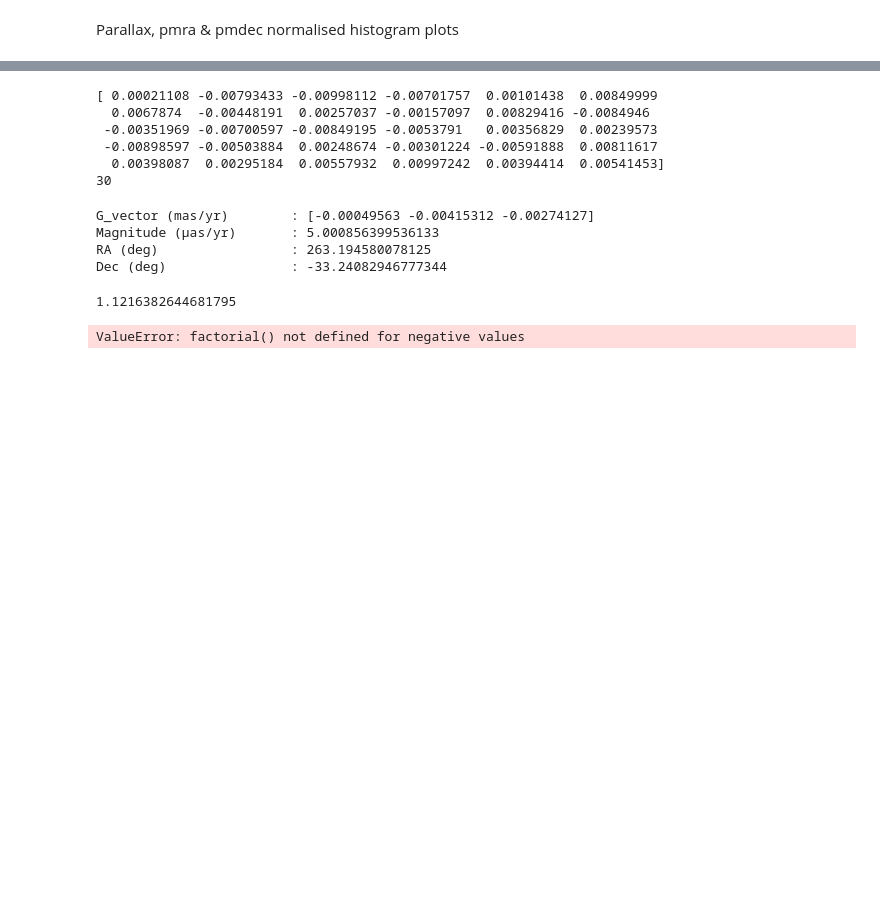
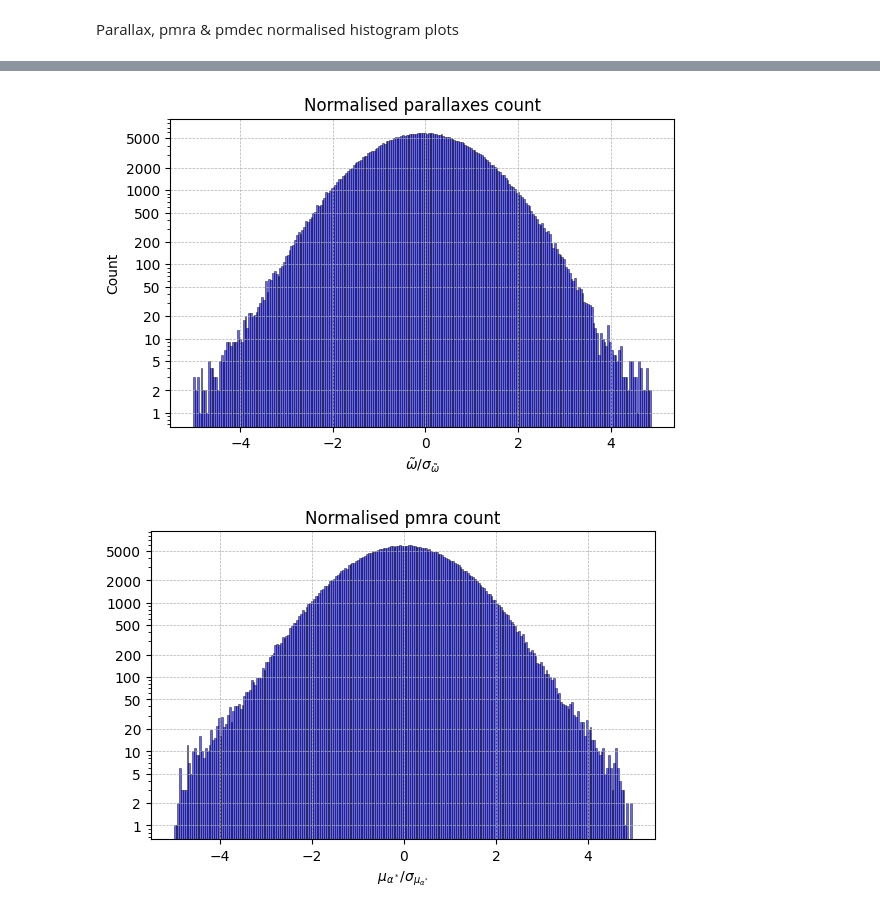
Before and after one commit to MatteoMancini01/Gaia_EDR3, a Jupyter notebook: NoteBook.ipynb, the cells around one changed output, grey strips where cells are left out. Cells and saved outputs as stored; diff of their text form; code cells hidden in the pictures; blank space fills up the shorter version.

```diff
--- a/NoteBook.ipynb
+++ b/NoteBook.ipynb
@@ -16,7 +16,7 @@ INFO: Query finished. [astroquery.utils.tap.core]
 # %%
 import pandas as pd
 # Load into Pandas
-df = pd.read_csv("qso_full_data.csv")
+df = pd.read_csv("csv_files/qso_full_data.csv")
 print(df.head())  # Check the data
 # %% [output]
         source_id         ra       dec      pmra     pmdec  parallax  \
@@ -781,28 +212,0 @@ m.params
-# %%
-theta_fit = jnp.array([m.values[k] for k in m.parameters])
-print(theta_fit)
-print(len(theta_fit))
-# %% [output]
-[ 0.00021108 -0.00793433 -0.00998112 -0.00701757  0.00101438  0.00849999
-  0.0067874  -0.00448191  0.00257037 -0.00157097  0.00829416 -0.0084946
- -0.00351969 -0.00700597 -0.00849195 -0.0053791   0.00356829  0.00239573
- -0.00898597 -0.00503884  0.00248674 -0.00301224 -0.00591888  0.00811617
-  0.00398087  0.00295184  0.00557932  0.00997242  0.00394414  0.00541453]
-30
-# %%
-result = spheroidal_vector_summary(theta_fit[1], theta_fit[4], theta_fit[5])
-
-for key, value in result.items():
-    print(f"{key:25}: {value}")
-# %% [output]
-G_vector (mas/yr)        : [-0.00049563 -0.00415312 -0.00274127]
-Magnitude (μas/yr)       : 5.000856399536133
-RA (deg)                 : 263.194580078125
-Dec (deg)                : -33.24082946777344
-# %%
-chi2 = m.fval
-ndof = 1215942*2 - 30
-chi2_red = chi2 / ndof
-print(chi2_red) # if chi2_red ~ 1 good fit
-# %% [output]
-1.1216382644681795
@@ -811,4 +213,44 @@ from src.models.module3 import*
-# %%
-factorial(-1)
-# %% [output]
-ValueError: factorial() not defined for negative values
+# %%
+
+
+data1 = (data_parallaxes)/data_par_error
+data2 = (data_pmra)/data_pmra_er
+data3 = (data_pmdec)/data_pmdec_error
+
+no_bins = 250
+
+
+y = [1,2,5,10,20,50,100, 200, 500, 1000, 2000, 5000]
+
+# Parallax
+plt.figure(figsize=(6.5, 4))
+plt.hist(data1, bins=no_bins, alpha=0.6, color='b', edgecolor='black', linewidth=0.5, log=True)
+plt.title('Normalised parallaxes count')
+plt.xlabel(r'$\tilde{\omega}/\sigma_{\tilde{\omega}}$')
+plt.ylabel('Count')
+plt.grid(True, linestyle='--', linewidth=0.5)
+plt.gca().yaxis.set_major_locator(LogLocator(base=10.0, subs=[1.0, 2.0, 5.0], numticks=100))
+plt.yticks(y, labels=y)
+#plt.savefig("plots/main_plots/Parralax.png", dpi=300, bbox_inches='tight')
+plt.show()
+# Pmra
+plt.figure(figsize=(6.5, 4))
+plt.hist(data2, bins=no_bins, alpha=0.6, color='b', edgecolor='black', linewidth=0.5, log=True)
+plt.title('Normalised pmra count')
+plt.xlabel(r'$\mu_{\alpha^*}/\sigma_{\mu_{\alpha^*}}$')
+plt.grid(True, linestyle='--', linewidth=0.5)
+plt.yticks(y, labels=y)
+#plt.savefig("plots/main_plots/pmra.png", dpi=300, bbox_inches='tight')
+plt.show()
+# Pmdec
+plt.figure(figsize=(6.5, 4))
+plt.hist(data3, bins=no_bins, alpha=0.6, color='b', edgecolor='black', linewidth=0.5, log=True)
+plt.title('Normalised pmdec count')
+plt.xlabel(r'$\mu_{\delta}/\sigma_{\mu_{\delta}}$')
+plt.grid(True, linestyle='--', linewidth=0.5)
+plt.yticks(y, labels=y)
+#plt.savefig("plots/main_plots/pmdec.png", dpi=300, bbox_inches='tight')
+plt.show()
+# %% [output]
+[figure, added]
+[figure, added]
```
Also changed, not shown: parts of 63 cells of this notebook, 18 other files.
